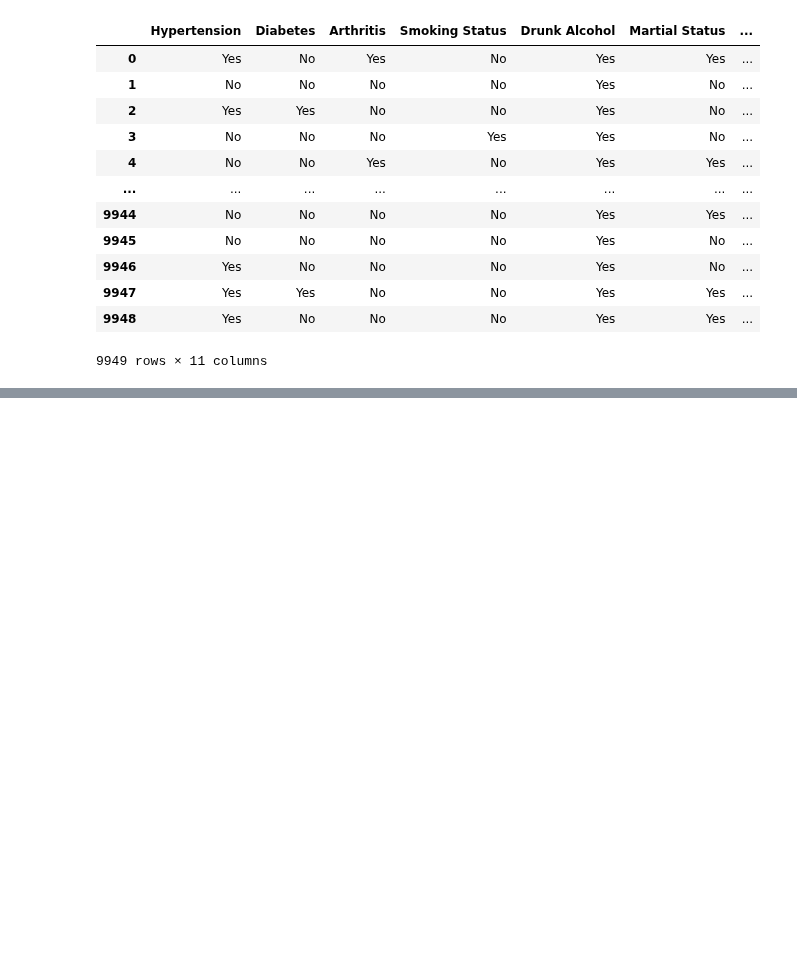
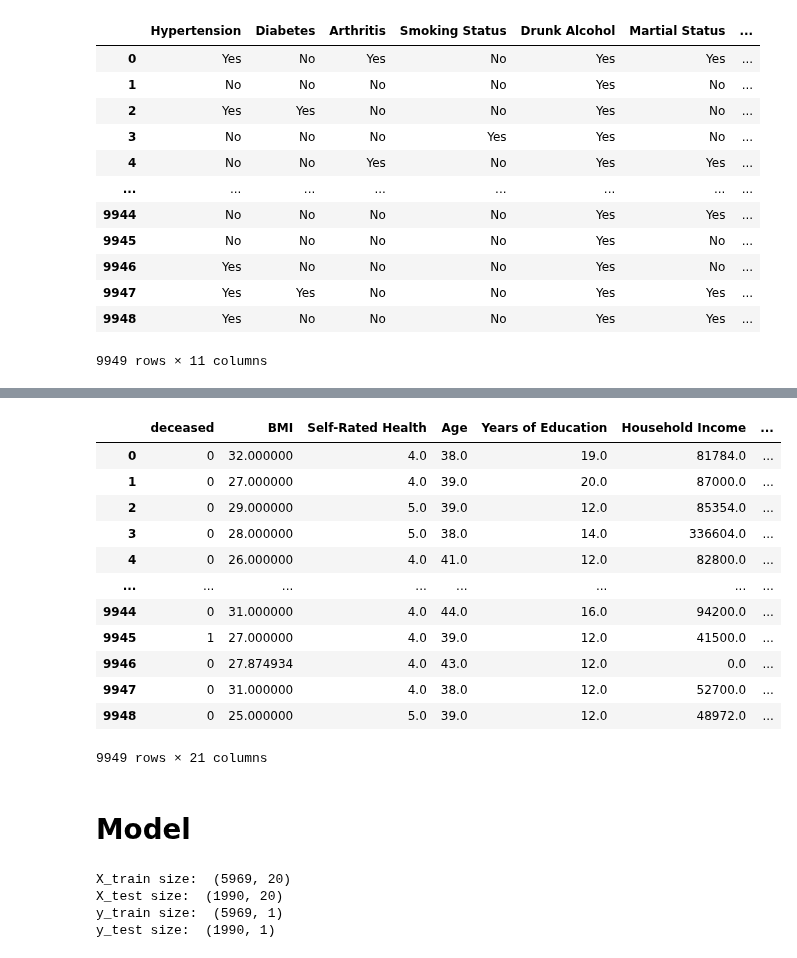
Before and after one commit to yiang-li/Predicting-Mortality-Machine-Learning, a Jupyter notebook: code_wls.ipynb, the cells around one changed output, grey strips where cells are left out. Drawn from its saved outputs; the diff is of its cells as text; code cells hidden in the pictures; blank space fills up the shorter version.

```diff
--- a/code_wls.ipynb
+++ b/code_wls.ipynb
@@ -134,2 +151,57 @@ wls_clean.head(n=5)
+# %%
+wls_clean['deceased'] = (wls_clean['deceased'] == 'Deceased').astype(int)
+
+wls_clean['Hypertension'] = (wls_clean['Hypertension'] == 'Yes').astype(int)
+wls_clean['Diabetes'] = (wls_clean['Diabetes'] == 'Yes').astype(int)
+wls_clean['Arthritis'] = (wls_clean['Arthritis'] == 'Yes').astype(int)
+wls_clean['Smoking Status'] = (wls_clean['Smoking Status'] == 'Yes').astype(int)
+wls_clean['Drunk Alcohol'] = (wls_clean['Drunk Alcohol'] == 'Yes').astype(int)
+wls_clean['Martial Status'] = (wls_clean['Martial Status'] == 'Yes').astype(int)
+wls_clean['Children Coresidence'] = (wls_clean['Children Coresidence'] == 'Yes').astype(int)
+wls_clean['Grandchildren Coresidence'] = (wls_clean['Grandchildren Coresidence'] == 'Yes').astype(int)
+wls_clean['Functional Limitation'] = (wls_clean['Functional Limitation'] == 'Yes').astype(int)
+
+wls_clean['Sex'] = (wls_clean['Sex'] == 'Male').astype(int)
+wls_clean['Race'] = (wls_clean['Race'] == 'White').astype(int)
+wls_clean
+# %% [output]
+|  | deceased | BMI | Self-Rated Health | Age | Years of Education | Household Income | ... |
+| 0 | 0 | 32.000000 | 4.0 | 38.0 | 19.0 | 81784.0 | ... |
+| 1 | 0 | 27.000000 | 4.0 | 39.0 | 20.0 | 87000.0 | ... |
+| 2 | 0 | 29.000000 | 5.0 | 39.0 | 12.0 | 85354.0 | ... |
+| 3 | 0 | 28.000000 | 5.0 | 38.0 | 14.0 | 336604.0 | ... |
+| 4 | 0 | 26.000000 | 4.0 | 41.0 | 12.0 | 82800.0 | ... |
+| ... | ... | ... | ... | ... | ... | ... | ... |
+| 9944 | 0 | 31.000000 | 4.0 | 44.0 | 16.0 | 94200.0 | ... |
+| 9945 | 1 | 27.000000 | 4.0 | 39.0 | 12.0 | 41500.0 | ... |
+| 9946 | 0 | 27.874934 | 4.0 | 43.0 | 12.0 | 0.0 | ... |
+| 9947 | 0 | 31.000000 | 4.0 | 38.0 | 12.0 | 52700.0 | ... |
+| 9948 | 0 | 25.000000 | 5.0 | 39.0 | 12.0 | 48972.0 | ... |
+9949 rows × 21 columns
 # %%
 wls_clean.to_csv('wls_clean.csv', index=False)
+# %% [markdown]
+# Model
+# %%
+wls_df = pd.read_csv('wls_clean.csv')
+
+y_df = wls_df[['deceased']]
+X_df = wls_df.drop(columns=['deceased'], inplace=False)
+X_train_v, X_test, y_train_v, y_test = train_test_split(X_df, y_df,
+                                                        test_size=0.2,
+                                                        random_state=seed,
+                                                        shuffle=True)
+X_train, X_val, y_train, y_val = train_test_split(X_train_v, y_train_v,
+                                                  test_size=0.25,
+                                                  random_state=seed,
+                                                  shuffle=True)
+
+print("X_train size: ", X_train.shape)
+print("X_test size: ", X_test.shape)
+print("y_train size: ", y_train.shape)
+print("y_test size: ", y_test.shape)
+# %% [output]
+X_train size:  (5969, 20)
+X_test size:  (1990, 20)
+y_train size:  (5969, 1)
+y_test size:  (1990, 1)
```
Also changed, not shown: parts of 22 cells of this notebook, 5 other files.
